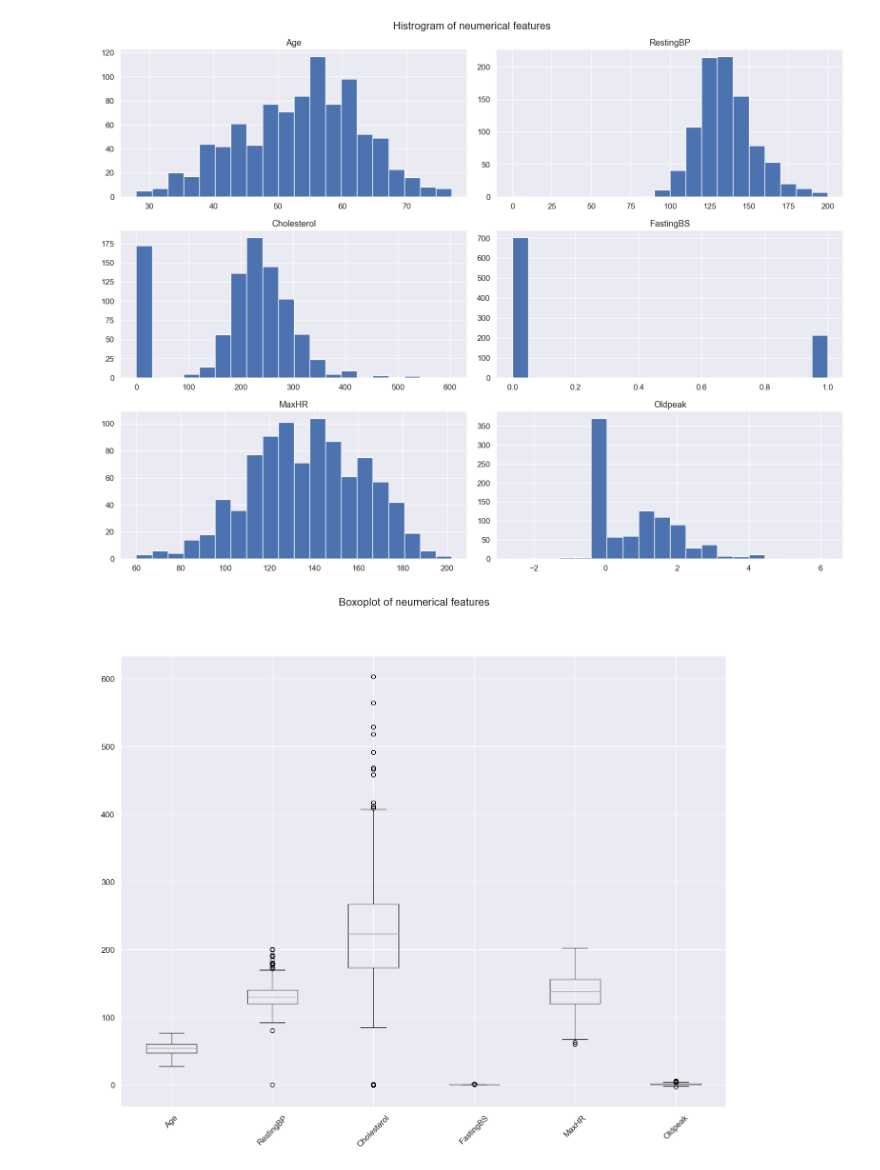
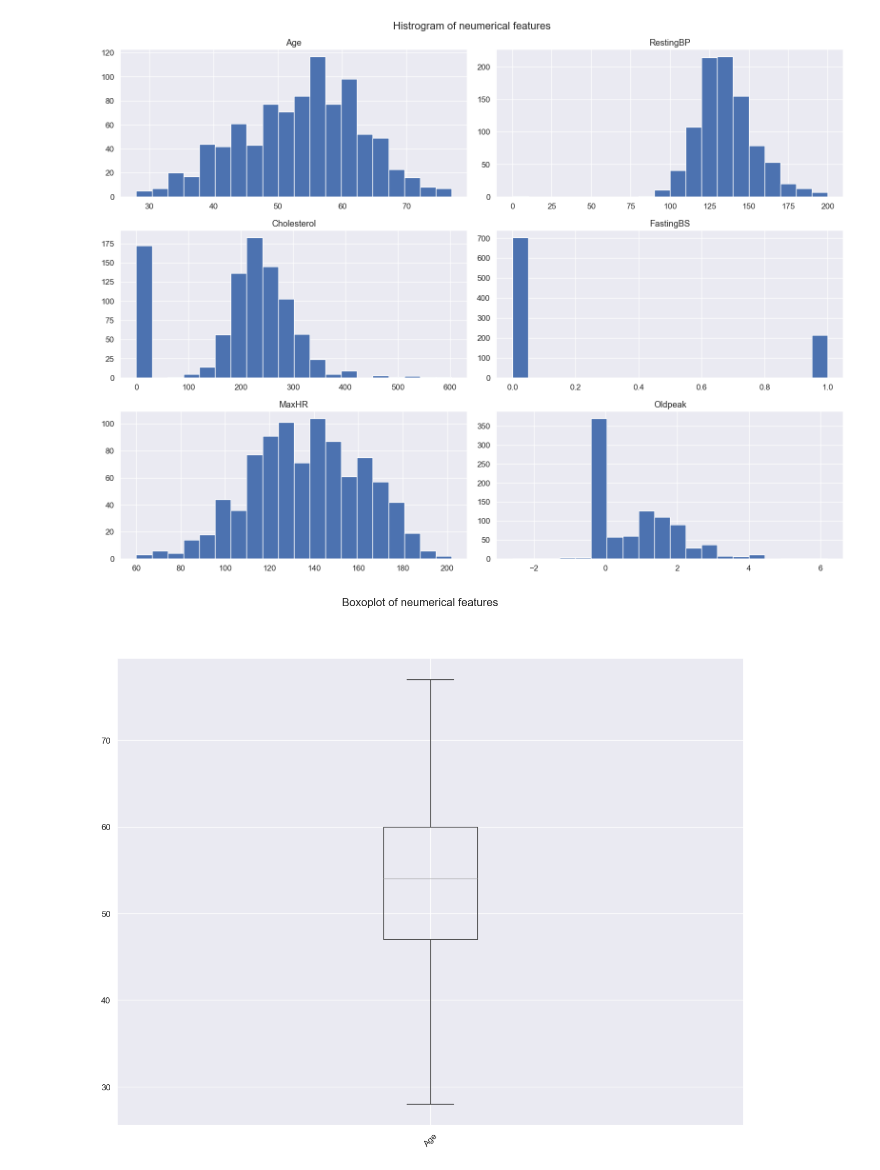
Before and after one commit to shovo896/EDA-of-Heart-Failure-disease, a Jupyter notebook: eda.ipynb, the cells around one changed output. Drawn from its saved outputs; the diff is of its cells as text; code cells hidden in the pictures.

```diff
--- a/eda.ipynb
+++ b/eda.ipynb
@@ -141,9 +141,9 @@ plt.show()
 [figure]
 # %%
 plt.figure(figsize=(16,12))
-df[numeric_cols].boxplot()
+df.boxplot(column=numeric_cols[0])
 plt.suptitle("Boxoplot of neumerical features")
 plt.xticks(rotation=45)
 plt.show()
 # %% [output]
-[figure, old version]
+[figure, new version]
```
